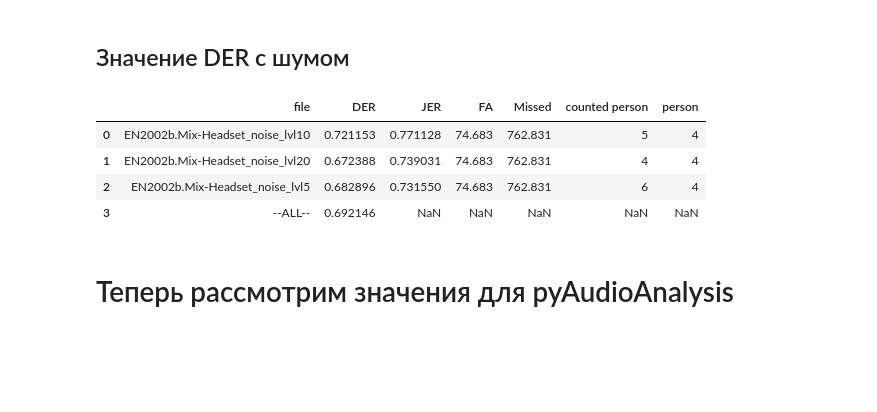
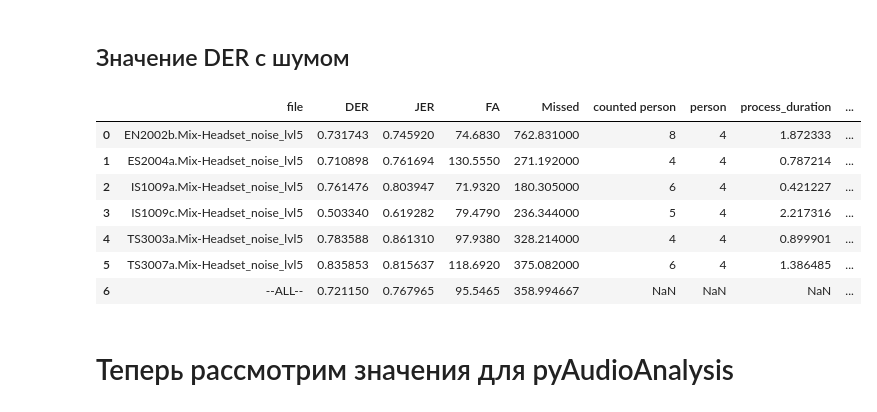
Before and after one commit to NikitaSUAI/DeepLom, a Jupyter notebook: show_statistics.ipynb, the cells around one changed output. Drawn from its saved outputs; the diff is of its cells as text; code cells hidden in the pictures; blank space fills up the shorter version.

```diff
--- a/show_statistics.ipynb
+++ b/show_statistics.ipynb
@@ -33,6 +37,7 @@ stat(with_noise_pyanno, test, delete_noise_name)
 Для данного решения замечена особеность - не получается обработать файл больше 40 минут
 # %%
 pyBK_out_path = "pyBK/out/"
+pyBK_dur = "pyBK/out.dur"
 with_noise_pyBK, raw_pyBK, with_duration_pyBK = get_rttms(pyBK_out_path)
 # %% [markdown]
 ## Значение DER с тестовыми данными:
@@ -46,13 +55,16 @@ stat(raw_pyBK, test)
 # %% [markdown]
 ## Значение DER с шумом
 # %%
-stat(with_noise_pyBK, test, delete_noise_name)
+stat(with_noise_pyBK, test, pyBK_dur, delete_noise_name)
 # %% [output]
-|  | file | DER | JER | FA | Missed | counted person | person |
-| 0 | EN2002b.Mix-Headset_noise_lvl10 | 0.721153 | 0.771128 | 74.683 | 762.831 | 5 | 4 |
-| 1 | EN2002b.Mix-Headset_noise_lvl20 | 0.672388 | 0.739031 | 74.683 | 762.831 | 4 | 4 |
-| 2 | EN2002b.Mix-Headset_noise_lvl5 | 0.682896 | 0.731550 | 74.683 | 762.831 | 6 | 4 |
-| 3 | --ALL-- | 0.692146 | NaN | NaN | NaN | NaN | NaN |
+|  | file | DER | JER | FA | Missed | counted person | person | process_duration | ... |
+| 0 | EN2002b.Mix-Headset_noise_lvl5 | 0.731743 | 0.745920 | 74.6830 | 762.831000 | 8 | 4 | 1.872333 | ... |
+| 1 | ES2004a.Mix-Headset_noise_lvl5 | 0.710898 | 0.761694 | 130.5550 | 271.192000 | 4 | 4 | 0.787214 | ... |
+| 2 | IS1009a.Mix-Headset_noise_lvl5 | 0.761476 | 0.803947 | 71.9320 | 180.305000 | 6 | 4 | 0.421227 | ... |
+| 3 | IS1009c.Mix-Headset_noise_lvl5 | 0.503340 | 0.619282 | 79.4790 | 236.344000 | 5 | 4 | 2.217316 | ... |
+| 4 | TS3003a.Mix-Headset_noise_lvl5 | 0.783588 | 0.861310 | 97.9380 | 328.214000 | 4 | 4 | 0.899901 | ... |
+| 5 | TS3007a.Mix-Headset_noise_lvl5 | 0.835853 | 0.815637 | 118.6920 | 375.082000 | 6 | 4 | 1.386485 | ... |
+| 6 | --ALL-- | 0.721150 | 0.767965 | 95.5465 | 358.994667 | NaN | NaN | NaN | ... |
 # %% [markdown]
 # Теперь рассмотрим значения для pyAudioAnalysis
 # %% [markdown]
```
Also changed, not shown: parts of 9 cells of this notebook, 55 other files.
